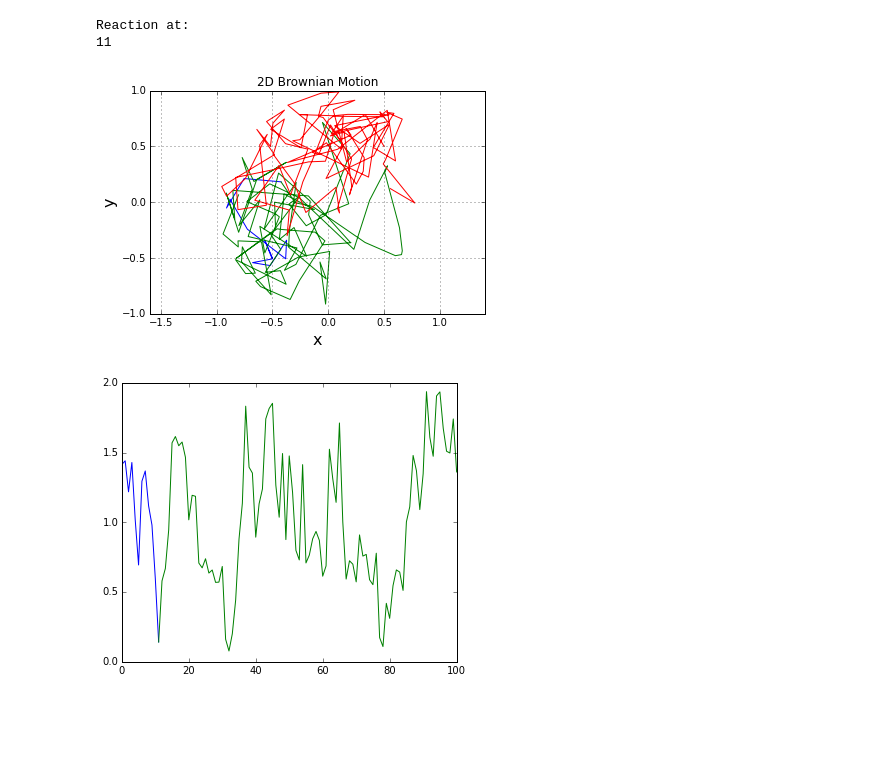
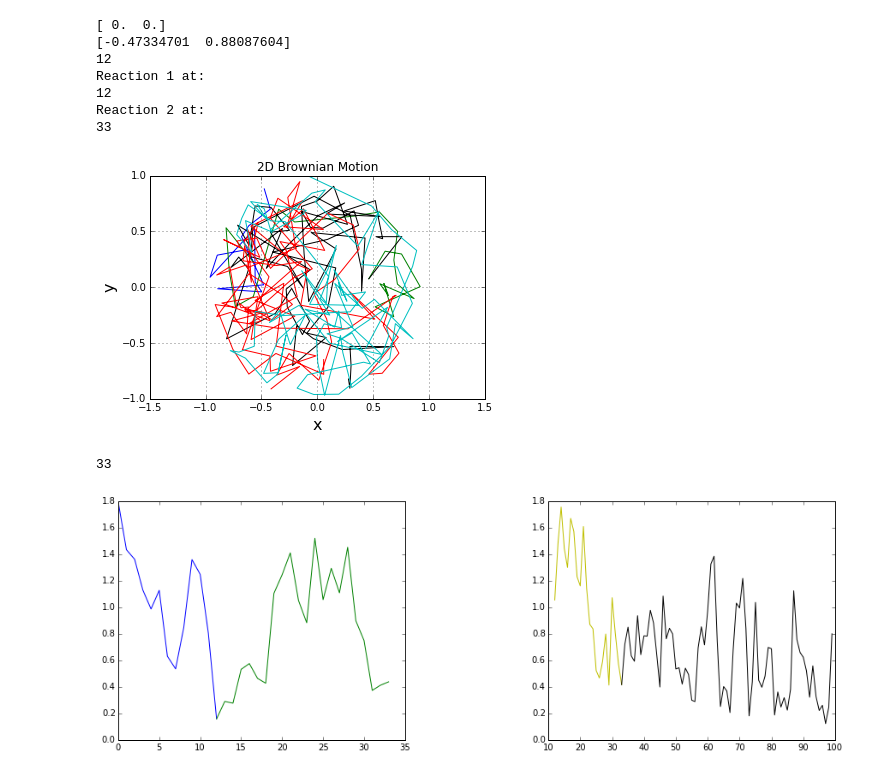
Before and after one commit to Aalto-Helsinki/modeling, a Jupyter notebook: 2015/SuperEnzyme.ipynb, the cells around one changed output. Drawn from its saved outputs; the diff is of its cells as text; code cells hidden in the pictures; blank space fills up the shorter version.

```diff
--- a/2015/SuperEnzyme.ipynb
+++ b/2015/SuperEnzyme.ipynb
@@ -93,10 +93,15 @@ WARNING: pylab import has clobbered these variables: ['norm', 'sqrt']
 `%matplotlib` prevents importing * from pylab and numpy
 # %%
-import numpy
+import numpy, random
 from pylab import plot, show, grid, axis, xlabel, ylabel, title, xlim
 
 def main():
-
+    # Probability of reaction
+    prob = 0.5
+    # Closeness for reaction
+    close = 0.5
+    # Radius of bacteria
+    radius = 1
     # The Wiener process parameter.
     delta = 0.25
     # Total time.
@@ -107,20 +112,29 @@ def main():
     dt = T/N
     # Initial values of x.
     x = numpy.empty((2,N+1))
-    x[:, 0] = -0.5
+    print(x[:, 0])
+    rand_theta = numpy.pi*random.uniform(-1,1)
 
+    x[:, 0][0] = numpy.cos(numpy.pi*rand_theta)
+    x[:, 0][1] = numpy.sin(numpy.pi*rand_theta)
+    print(x[:, 0])
+
+    rand_theta = numpy.pi*random.uniform(-1,1)
     y = numpy.empty((2,N+1))
-    y[:, 0] = 0.5
+    y[:, 0][0] = numpy.cos(numpy.pi*rand_theta)
+    y[:, 0][1] = numpy.sin(numpy.pi*rand_theta)
 
+    rand_theta = numpy.pi*random.uniform(-1,1)
     z = numpy.empty((2,N+1))
-    z[:, 0] = 0.0
+    z[:, 0][0] = numpy.cos(numpy.pi*rand_theta)
+    z[:, 0][1] = numpy.sin(numpy.pi*rand_theta)
 
     #brownian(x[:,0], N, dt, delta, out=x[:,1:])
     #brownian(y[:,0], N, dt, delta, out=y[:,1:])
 
     i = 0
     while(i!=N):
-        if(brownian(x[:,i], 1, dt, delta, 1, out=x[:,i+1:]) and brownian(y[:,i], 1, dt, delta, 1, out=y[:,i+1:]) and brownian(z[:,i], 1, dt, delta, 1, out=z[:,i+1:])):
+        if(brownian(x[:,i], 1, dt, delta, radius, out=x[:,i+1:]) and brownian(y[:,i], 1, dt, delta, radius, out=y[:,i+1:]) and brownian(z[:,i], 1, dt, delta, radius, out=z[:,i+1:])):
             i+=1
 
 
@@ -128,17 +142,26 @@ def main():
     #plot(x[0],x[1],'b')
 
     for i in range(N):
-        if((x[0][i]-y[0][i])**2 + (x[1][i]-y[1][i])**2 < 0.05):
-            break
+        if(numpy.sqrt((x[0][i]-y[0][i])**2 + (x[1][i]-y[1][i])**2) < close):
+            if(random.uniform(0,1) > prob):
+                break
+    print(i)
+    for k in range(i,N):
+        if(numpy.sqrt((x[0][k]-z[0][k])**2 + (x[1][k]-z[1][k])**2) < close):
+            if(random.uniform(0,1) > prob):
+                break
 
-    print("Reaction at: ")
+    print("Reaction 1 at: ")
     print(i)
+    print("Reaction 2 at: ")
+    print(k)
 
     plot(x[0][:i+1],x[1][:i+1],'b')
-    plot(x[0][i:],x[1][i:],'g')
+    plot(x[0][i:k+1],x[1][i:k+1],'g')
+    plot(x[0][k:],x[1][k:],'k')
 
     plot(y[0],y[1],'r')
-    #plot(z[0],z[1],'g')
+    plot(z[0],z[1],'c')
 
     # Mark the start and end points.
     #plot(x[0,0],x[1,0], 'go')
@@ -151,37 +174,52 @@ def main():
     #plot(z[0,-1], z[1,-1], 'yo')
 
     # More plot decorations.
     title('2D Brownian Motion')
     xlabel('x', fontsize=16)
     ylabel('y', fontsize=16)
     axis('equal')
     grid(True)
     show()
 
     a = []
     b = []
-    for j in range(N+1):
+    c = []
+    for j in range(N):
         a.append(j)
         b.append(numpy.sqrt((x[0][j]-y[0][j])**2 + (x[1][j]-y[1][j])**2))
+        c.append(numpy.sqrt((x[0][j]-z[0][j])**2 + (x[1][j]-z[1][j])**2))
 
     fig = plt.figure(figsize=(15,5))
     fig.subplots_adjust(wspace = 0.5, hspace = 0.3)
     ax1 = fig.add_subplot(1,2,1)
 
 
     ax1.plot(a[:i+1], b[:i+1], 'b-')
-    ax1.plot(a[i:], b[i:], 'g-')
+    ax1.plot(a[i:k+1], b[i:k+1], 'g-')
+
+    print(k)
+    ax2 = fig.add_subplot(1,2,2)
+
+    ax2.plot(a[i:k+1], c[i:k+1], 'y-')
+    ax2.plot(a[k:], c[k:], 'k-')
 
     #plot(x[:i+1], numpy.sqrt((x[0][:i+1]-y[0][:i+1])**2 + (x[1][:i+1]-y[1][:i+1])**2), 'b-')
-    #plot(x[i:], numpy.sqrt((x[0][i:]-y[0][i:])**2 + (x[1][i:]-y[1][i:])**2), 'g-')
+    #plot(x[i:],
+    #numpy.sqrt((x[0][i:]-y[0][i:])**2 + (x[1][i:]-y[1][i:])**2), 'g-')
 
     #ax1.plot(numpy.sqrt((x[0]-z[0])**2 + (x[1]-z[1])**2), 'g-')
 
 
 if __name__ == "__main__":
     main()
 # %% [output]
-Reaction at:
-11
+[ 0.  0.]
+[-0.47334701  0.88087604]
+12
+Reaction 1 at:
+12
+Reaction 2 at:
+33
-[figure, old version]
+[figure, new version]
+33
-[figure, old version]
+[figure, new version]
```
Also changed, not shown: parts of 2 cells of this notebook.
